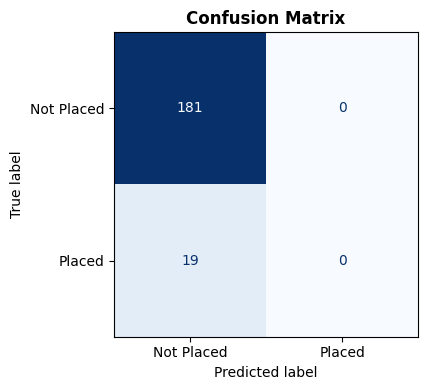
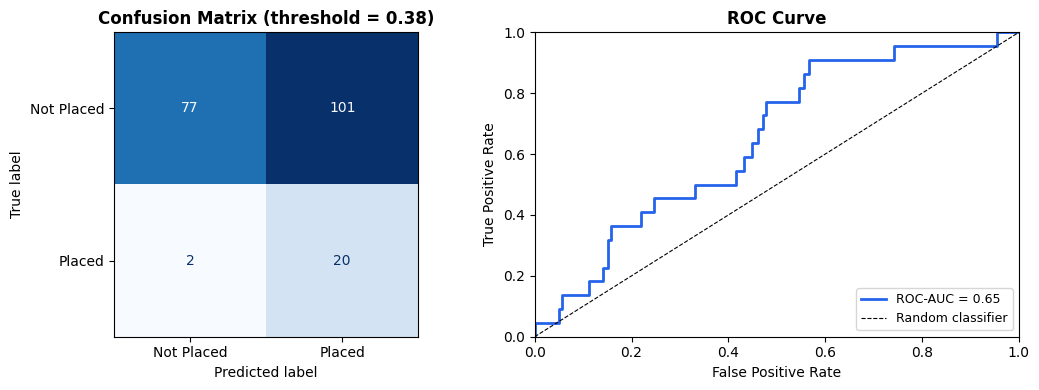
The change to this notebook cell's code, shown as a diff; its figure went from the first image to the second:
--- before
+++ after
@@ -1,8 +1,22 @@
-fig, ax = plt.subplots(figsize=(5, 4))
+fig, axes = plt.subplots(1, 2, figsize=(11, 4))
+
 ConfusionMatrixDisplay(
     confusion_matrix(y_test, y_pred),
     display_labels=['Not Placed', 'Placed']
-).plot(ax=ax, colorbar=False, cmap='Blues')
-ax.set_title('Confusion Matrix', fontweight='bold')
+).plot(ax=axes[0], colorbar=False, cmap='Blues')
+cm_title = 'Confusion Matrix (threshold = ' + str(round(best_thresh, 2)) + ')'
+axes[0].set_title(cm_title, fontweight='bold')
+
+fpr, tpr, _ = roc_curve(y_test, y_prob)
+roc_label = 'ROC-AUC = ' + str(round(roc_auc, 3))
+axes[1].plot(fpr, tpr, color='#2563EB', lw=2, label=roc_label)
+axes[1].plot([0, 1], [0, 1], 'k--', lw=0.8, label='Random classifier')
+axes[1].set_xlabel('False Positive Rate')
+axes[1].set_ylabel('True Positive Rate')
+axes[1].set_title('ROC Curve', fontweight='bold')
+axes[1].legend(loc='lower right', fontsize=9)
+axes[1].set_xlim(0, 1)
+axes[1].set_ylim(0, 1)
+
 plt.tight_layout()
 plt.savefig(CHARTS_DIR / '06_confusion_matrix.png', bbox_inches='tight')

Commit: Fix predictive model: add class imbalance handling and meaningful signal